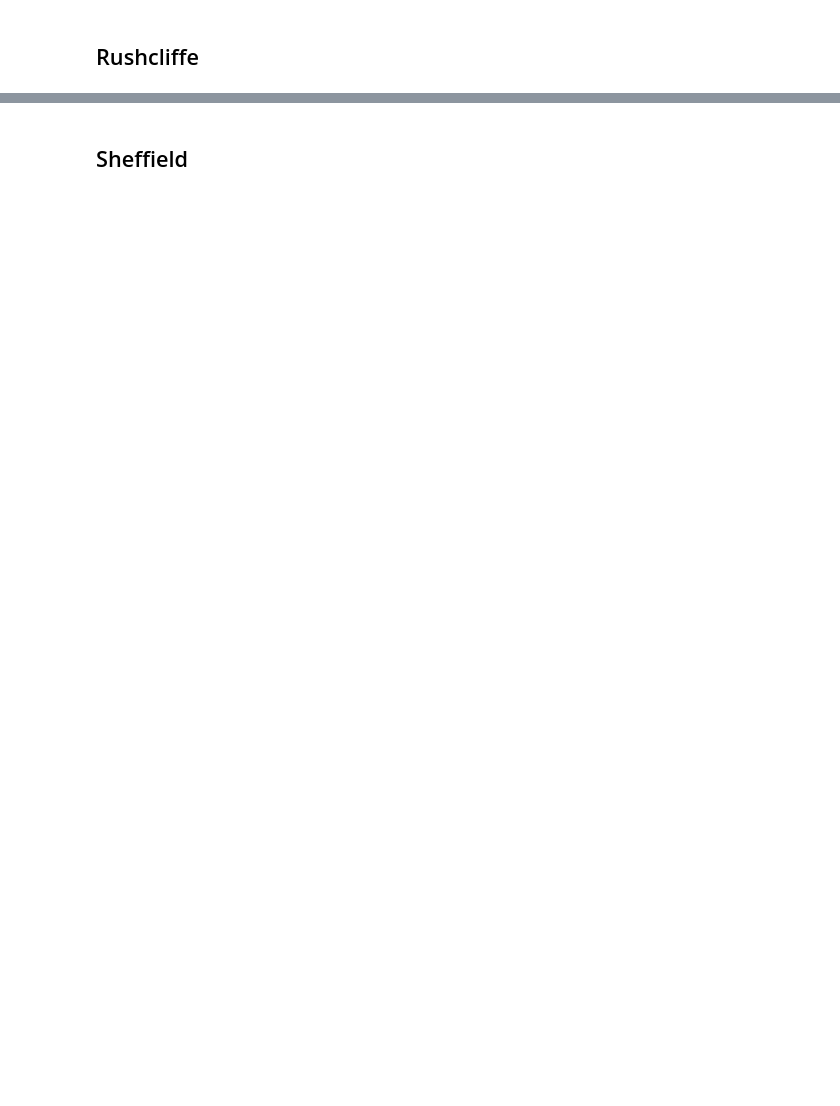
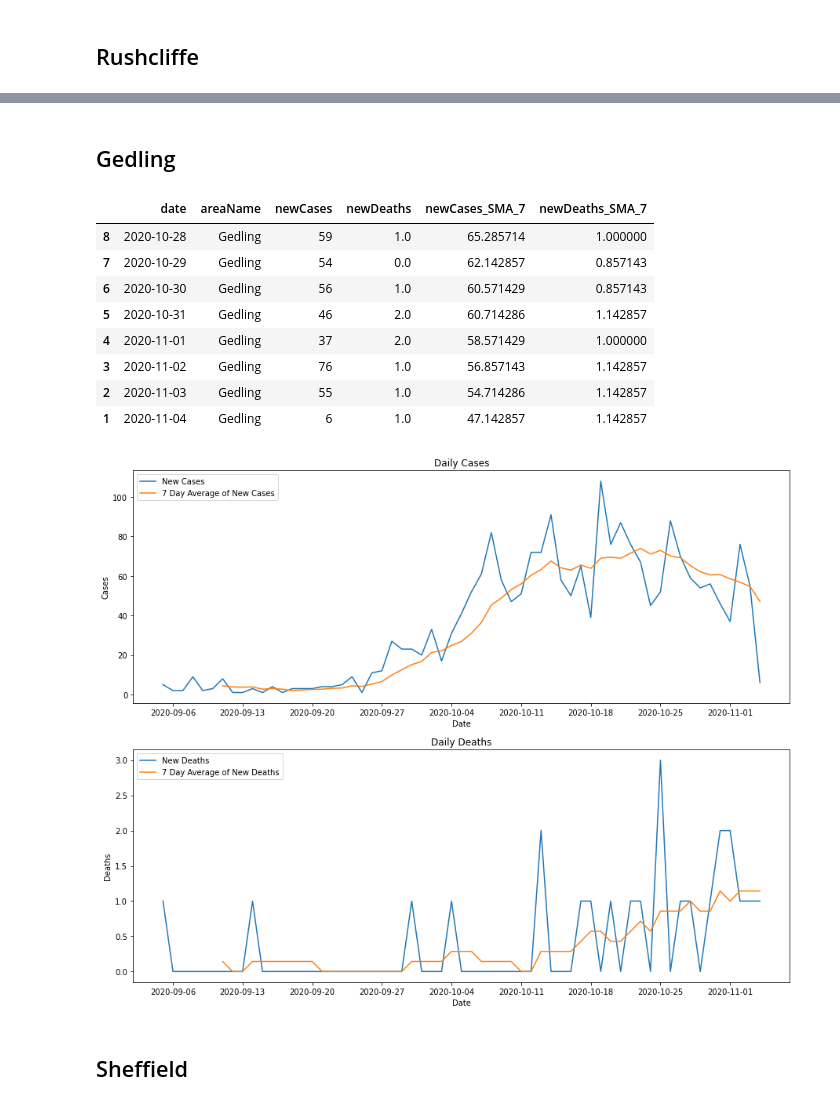
Before and after one commit to bcdobbs/Covid19, a Jupyter notebook: CovidGraphs.ipynb, the cells around one changed output, grey strips where cells are left out. Drawn from its saved outputs; the diff is of its cells as text; code cells hidden in the pictures; blank space fills up the shorter version.

```diff
--- a/CovidGraphs.ipynb
+++ b/CovidGraphs.ipynb
@@ -47,3 +47,21 @@ df.tail(8)
+# %% [markdown]
+## Gedling
+# %%
+filters = ["areaType=ltla", "areaName=Gedling"]
+df, fig = cv.ProcessData(filters)
+
+df.tail(8)
+# %% [output]
+|  | date | areaName | newCases | newDeaths | newCases_SMA_7 | newDeaths_SMA_7 |
+| 8 | 2020-10-28 | Gedling | 59 | 1.0 | 65.285714 | 1.000000 |
+| 7 | 2020-10-29 | Gedling | 54 | 0.0 | 62.142857 | 0.857143 |
+| 6 | 2020-10-30 | Gedling | 56 | 1.0 | 60.571429 | 0.857143 |
+| 5 | 2020-10-31 | Gedling | 46 | 2.0 | 60.714286 | 1.142857 |
+| 4 | 2020-11-01 | Gedling | 37 | 2.0 | 58.571429 | 1.000000 |
+| 3 | 2020-11-02 | Gedling | 76 | 1.0 | 56.857143 | 1.142857 |
+| 2 | 2020-11-03 | Gedling | 55 | 1.0 | 54.714286 | 1.142857 |
+| 1 | 2020-11-04 | Gedling | 6 | 1.0 | 47.142857 | 1.142857 |
+[figure, added]
 # %% [markdown]
 ## Sheffield
 # %%
```
Also changed, not shown: parts of 4 cells of this notebook, 2 other files.
